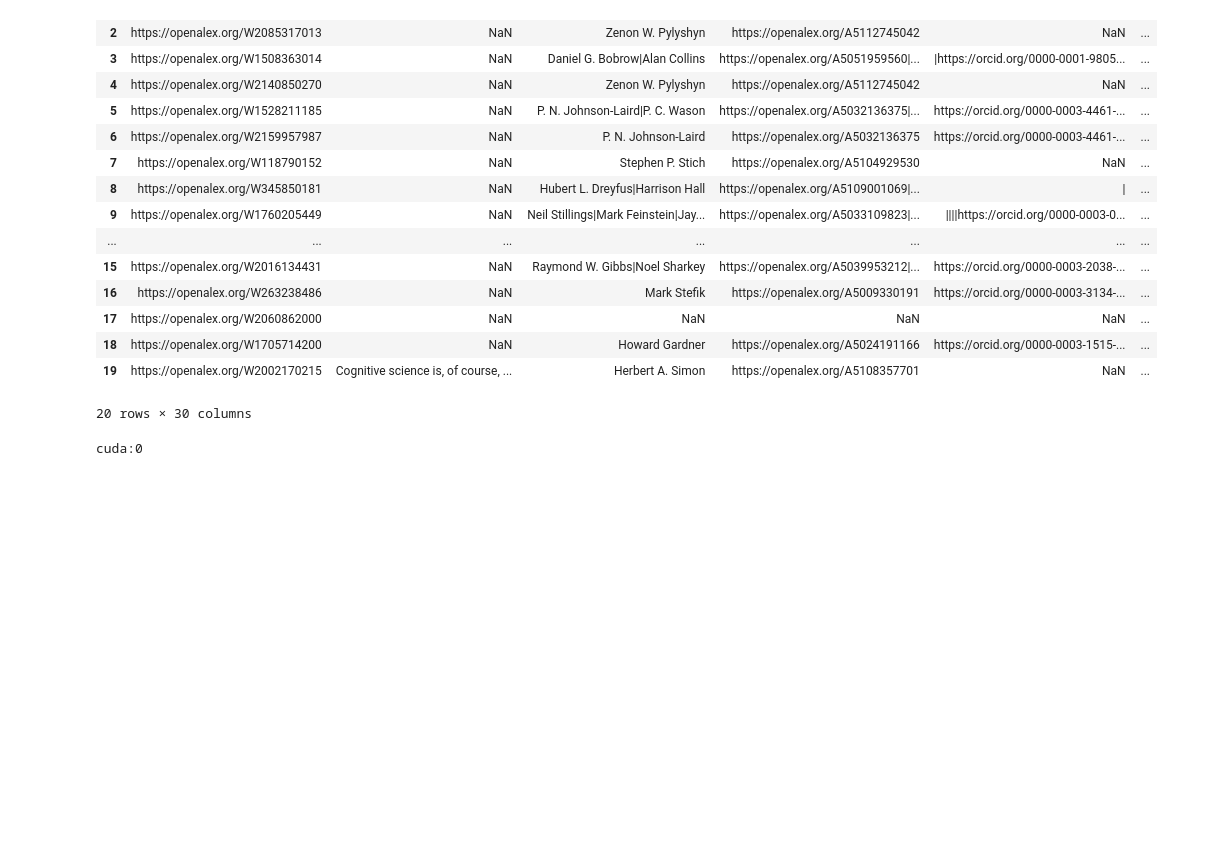
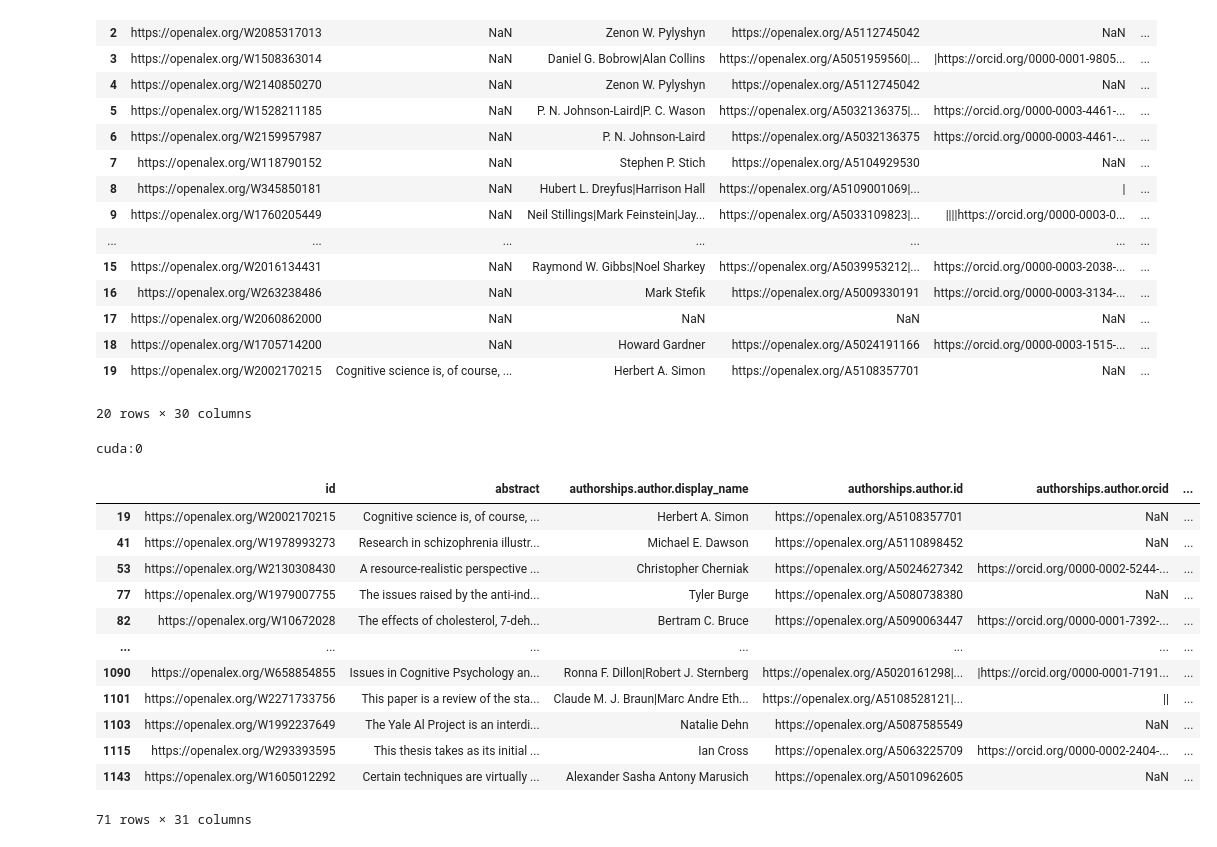
Before and after one commit to serwerwer/map-of-cognitive-science, a Jupyter notebook: prototype_map.ipynb, the cells around one changed output. Cells and saved outputs as stored; diff of their text form; code cells hidden in the pictures; blank space fills up the shorter version.

Commit message:
embedd all papers with abstracts

```diff
--- a/prototype_map.ipynb
+++ b/prototype_map.ipynb
@@ -72,4 +72,27 @@ print(model.device)  # Should print: cuda:0
 # %% [output]
 cuda:0
 # %%
-def encode embeddings = model.encode(sentences)
+def encode_paper(paper):
+    abstract = paper["abstract"]
+    if pd.isna(abstract):
+        return None  # Skip papers without abstracts
+    embedding = model.encode(abstract)
+    return embedding
+
+papers56["embedding"] = papers56.apply(encode_paper, axis=1)
+# %%
+papers56[~papers56["embedding"].isna()]
+# %% [output]
+|  | id | abstract | authorships.author.display_name | authorships.author.id | authorships.author.orcid | ... |
+| 19 | https://openalex.org/W2002170215 | Cognitive science is, of course, ... | Herbert A. Simon | https://openalex.org/A5108357701 | NaN | ... |
+| 41 | https://openalex.org/W1978993273 | Research in schizophrenia illustr... | Michael E. Dawson | https://openalex.org/A5110898452 | NaN | ... |
+| 53 | https://openalex.org/W2130308430 | A resource-realistic perspective ... | Christopher Cherniak | https://openalex.org/A5024627342 | https://orcid.org/0000-0002-5244-... | ... |
+| 77 | https://openalex.org/W1979007755 | The issues raised by the anti-ind... | Tyler Burge | https://openalex.org/A5080738380 | NaN | ... |
+| 82 | https://openalex.org/W10672028 | The effects of cholesterol, 7-deh... | Bertram C. Bruce | https://openalex.org/A5090063447 | https://orcid.org/0000-0001-7392-... | ... |
+| ... | ... | ... | ... | ... | ... | ... |
+| 1090 | https://openalex.org/W658854855 | Issues in Cognitive Psychology an... | Ronna F. Dillon|Robert J. Sternberg | https://openalex.org/A5020161298|... | |https://orcid.org/0000-0001-7191... | ... |
+| 1101 | https://openalex.org/W2271733756 | This paper is a review of the sta... | Claude M. J. Braun|Marc Andre Eth... | https://openalex.org/A5108528121|... | || | ... |
+| 1103 | https://openalex.org/W1992237649 | The Yale Al Project is an interdi... | Natalie Dehn | https://openalex.org/A5087585549 | NaN | ... |
+| 1115 | https://openalex.org/W293393595 | This thesis takes as its initial ... | Ian Cross | https://openalex.org/A5063225709 | https://orcid.org/0000-0002-2404-... | ... |
+| 1143 | https://openalex.org/W1605012292 | Certain techniques are virtually ... | Alexander Sasha Antony Marusich | https://openalex.org/A5010962605 | NaN | ... |
+71 rows × 31 columns
```
